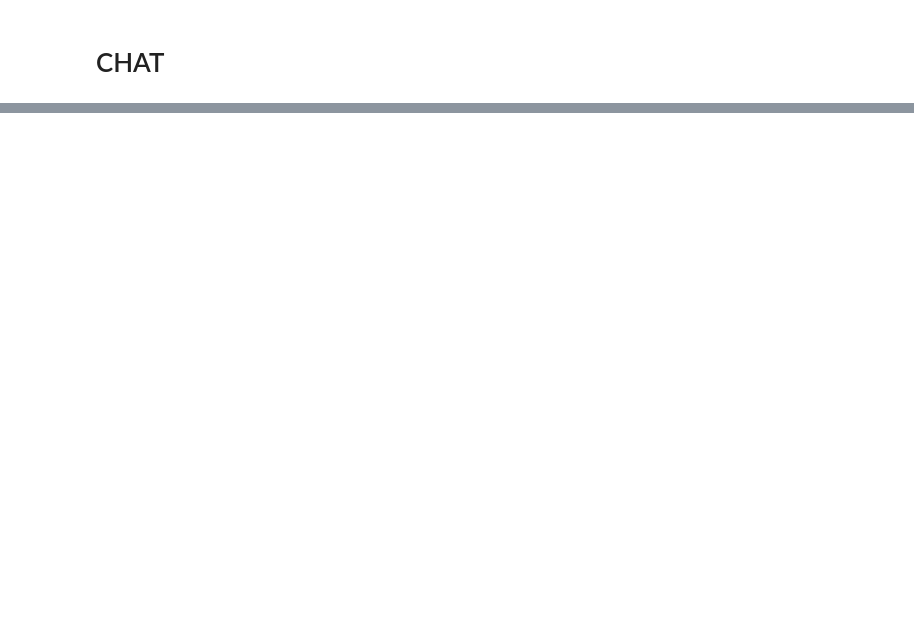
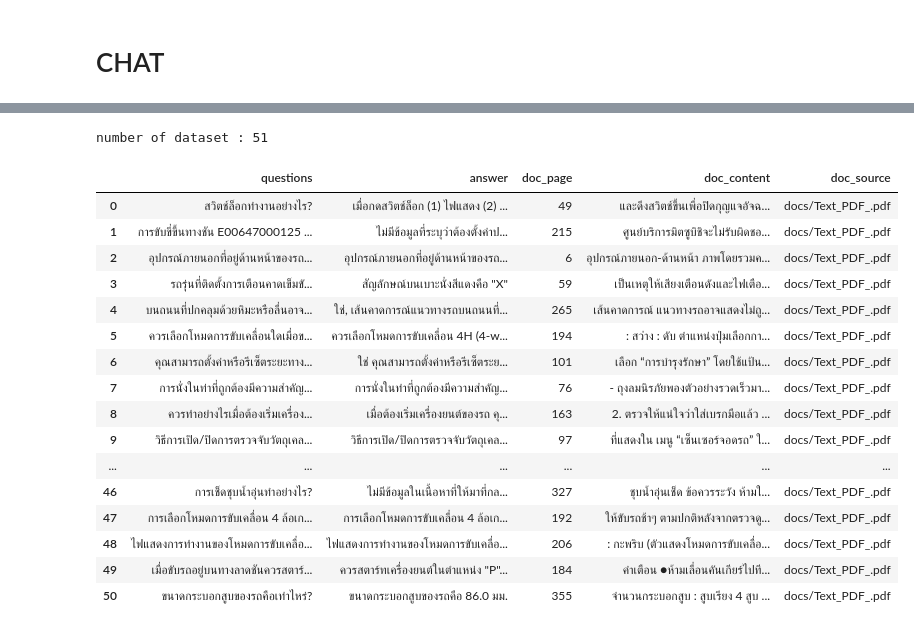
Before and after one commit to HikariJadeEmpire/PDF_Chatbot_ByChatGPT, a Jupyter notebook: llm_experiment.ipynb, the cells around one changed output, grey strips where cells are left out. Saved outputs shown, nothing was run; the diff lists cells and outputs as text; code cells hidden in the pictures; blank space fills up the shorter version.

```diff
--- a/llm_experiment.ipynb
+++ b/llm_experiment.ipynb
@@ -98,0 +132,6 @@ Content : แผงหน้าปัดและอุปกรณ์ควบ
+# %%
+import pandas as pd
+
+df = pd.read_csv("~/Documents/DATAScience/TextAnalytics/Chatbot_LLM/rerank_dataset.csv", index_col=0)
+
+df.tail(3)
@@ -98,0 +143,30 @@ Content : แผงหน้าปัดและอุปกรณ์ควบ
+# %%
+rerank_df = {"questions":[], "answer":[], "doc_page":[], "doc_content":[], "doc_source":[]}
+# %%
+for i in range(51):
+    ran = splits[random.randint(0,len(splits))]
+    prompt = f"""
+context : '{ran.page_content}'
+Create 1 question using only the context provided.
+End each question with a '?' character.
+You must answer the question by refer to the context as much as you can.
+Separate question/answer by a newline.
+the question and the answer should be thai language.
+"""
+    try :
+        result = qa({"question": prompt})
+
+        rerank_df["answer"].append(result['answer'])
+        rerank_df["questions"].append(result['generated_question'])
+        rerank_df["doc_content"].append(ran.page_content)
+        rerank_df["doc_page"].append( (ran.metadata)['page']+1 )
+        rerank_df["doc_source"].append( (ran.metadata)['source'] )
+
+    except :
+        memory.clear()
+        result = qa({"question": prompt})
+# %%
+r_df = pd.DataFrame.from_dict(rerank_df)
+
+print(f"number of dataset : {len(r_df)}\n\n")
+r_df.tail(3)
@@ -98,0 +179,25 @@ Content : แผงหน้าปัดและอุปกรณ์ควบ
+# %%
+df = pd.concat([df, r_df],
+                  ignore_index = True)
+
+print(f"number of dataset : {len(df)}\n\n")
+display(df)
+# %% [output]
+number of dataset : 51
+|  | questions | answer | doc_page | doc_content | doc_source |
+| 0 | สวิตช์ล็อกทำงานอย่างไร? | เมื่อกดสวิตช์ล็อก (1) ไฟแสดง (2) ... | 49 | และดึงสวิตช์ขึ้นเพื่อปิดกุญแจอัจฉ... | docs/Text_PDF_.pdf |
+| 1 | การขับขี่ขึ้นทางชัน E00647000125 ... | ไม่มีข้อมูลที่ระบุว่าต้องตั้งค่าป... | 215 | ศูนย์บริการมิตซูบิชิจะไม่รับผิดชอ... | docs/Text_PDF_.pdf |
+| 2 | อุปกรณ์ภายนอกที่อยู่ด้านหน้าของรถ... | อุปกรณ์ภายนอกที่อยู่ด้านหน้าของรถ... | 6 | อุปกรณ์ภายนอก-ด้านหน้า ภาพโดยรวมค... | docs/Text_PDF_.pdf |
+| 3 | รถรุ่นที่ติดตั้งการเตือนคาดเข็มขั... | สัญลักษณ์บนเบาะนั่งสีแดงคือ "X" | 59 | เป็นเหตุให้เสียงเตือนดังและไฟเตือ... | docs/Text_PDF_.pdf |
+| 4 | บนถนนที่ปกคลุมด้วยหิมะหรือลื่นอาจ... | ใช่, เส้นคาดการณ์แนวทางรถบนถนนที่... | 265 | เส้นคาดการณ์ แนวทางรถอาจแสดงไม่ถู... | docs/Text_PDF_.pdf |
+| 5 | ควรเลือกโหมดการขับเคลื่อนใดเมื่อข... | ควรเลือกโหมดการขับเคลื่อน 4H (4-w... | 194 | : สว่าง : ดับ ตําแหน่งปุ่มเลือกกา... | docs/Text_PDF_.pdf |
+| 6 | คุณสามารถตั้งค่าหรือรีเซ็ตระยะทาง... | ใช่ คุณสามารถตั้งค่าหรือรีเซ็ตระย... | 101 | เลือก “การบํารุงรักษา” โดยใช้แป้น... | docs/Text_PDF_.pdf |
+| 7 | การนั่งในท่าที่ถูกต้องมีความสำคัญ... | การนั่งในท่าที่ถูกต้องมีความสำคัญ... | 76 | - ถุงลมนิรภัยพองตัวอย่างรวดเร็วมา... | docs/Text_PDF_.pdf |
+| 8 | ควรทำอย่างไรเมื่อต้องเริ่มเครื่อง... | เมื่อต้องเริ่มเครื่องยนต์ของรถ คุ... | 163 | 2. ตรวจให้แน่ใจว่าใส่เบรกมือแล้ว ... | docs/Text_PDF_.pdf |
+| 9 | วิธีการเปิด/ปิดการตรวจจับวัตถุเคล... | วิธีการเปิด/ปิดการตรวจจับวัตถุเคล... | 97 | ที่แสดงใน เมนู “เซ็นเซอร์จอดรถ” ใ... | docs/Text_PDF_.pdf |
+| ... | ... | ... | ... | ... | ... |
+| 46 | การเช็ดชุบน้ำอุ่นทำอย่างไร? | ไม่มีข้อมูลในเนื้อหาที่ให้มาที่กล... | 327 | ชุบนํ้าอุ่นเช็ด ข้อควรระวัง ห้ามใ... | docs/Text_PDF_.pdf |
+| 47 | การเลือกโหมดการขับเคลื่อน 4 ล้อเก... | การเลือกโหมดการขับเคลื่อน 4 ล้อเก... | 192 | ให้ขับรถช้าๆ ตามปกติหลังจากตรวจดู... | docs/Text_PDF_.pdf |
+| 48 | ไฟแสดงการทำงานของโหมดการขับเคลื่อ... | ไฟแสดงการทำงานของโหมดการขับเคลื่อ... | 206 | : กะพริบ (ตัวแสดงโหมดการขับเคลื่อ... | docs/Text_PDF_.pdf |
+| 49 | เมื่อขับรถอยู่บนทางลาดชันควรสตาร์... | ควรสตาร์ทเครื่องยนต์ในตำแหน่ง "P"... | 184 | คําเตือน ●ห้ามเลื่อนคันเกียร์ไปที... | docs/Text_PDF_.pdf |
+| 50 | ขนาดกระบอกสูบของรถคือเท่าไหร่? | ขนาดกระบอกสูบของรถคือ 86.0 มม. | 355 | จํานวนกระบอกสูบ : สูบเรียง 4 สูบ ... | docs/Text_PDF_.pdf |
```
Also changed, not shown: parts of 18 cells of this notebook, 1 other file.
